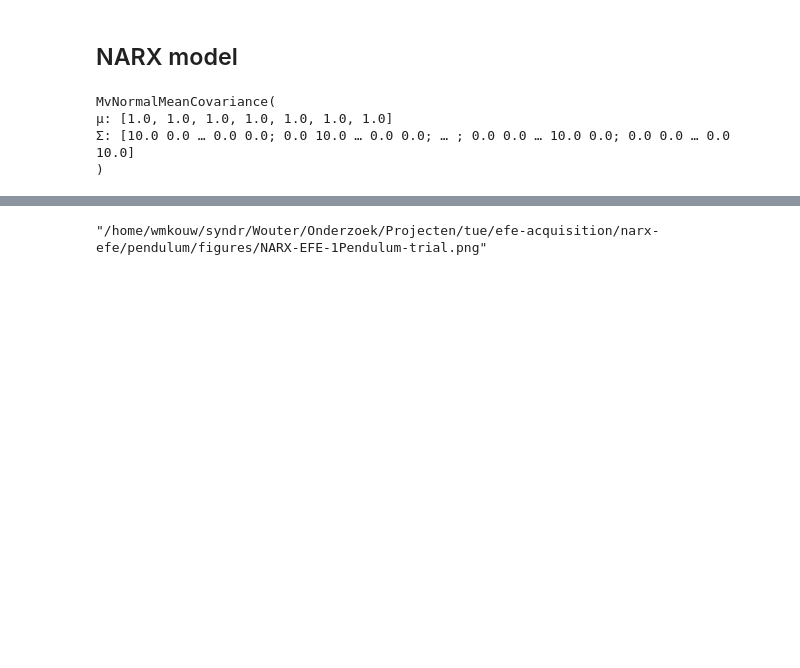
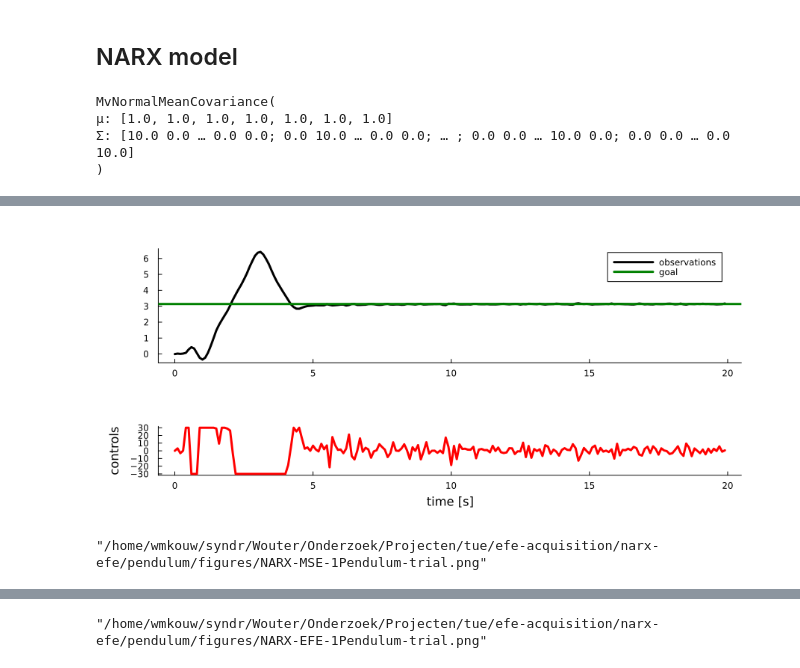
Before and after one commit to wmkouw/narx-efe, a Jupyter notebook: pendulum/NARX-EFE SPendulum.ipynb, the cells around one changed output, grey strips where cells are left out. Cells and saved outputs as stored; diff of their text form; code cells hidden in the pictures; blank space fills up the shorter version.

```diff
--- a/pendulum/NARX-EFE SPendulum.ipynb
+++ b/pendulum/NARX-EFE SPendulum.ipynb
@@ -140,0 +171,12 @@ LoadError: BoundsError: attempt to access 300×1 Matrix{Float64} at index [2:300
+# %%
+p1 = plot(tsteps, y_MSE, color="black", label="observations")
+hline!([mean(goal)], color="green", label="goal")
+p4 = plot(tsteps, u_MSE[1:end-1], color="red", ylabel="controls", xlabel="time [s]")
+
+plot(p1,p4, layout=grid(2,1, heights=[.7, .3]), size=(900,400))
+# %% [output]
+[figure, added]
+# %%
+savefig("figures/NARX-MSE-1Pendulum-trial.png")
+# %% [output]
+"/home/wmkouw/syndr/Wouter/Onderzoek/Projecten/tue/efe-acquisition/narx-efe/pendulum/figures/NARX-MSE-1Pendulum-trial.png"
```
Also changed, not shown: parts of 26 cells of this notebook, 6 other files.
